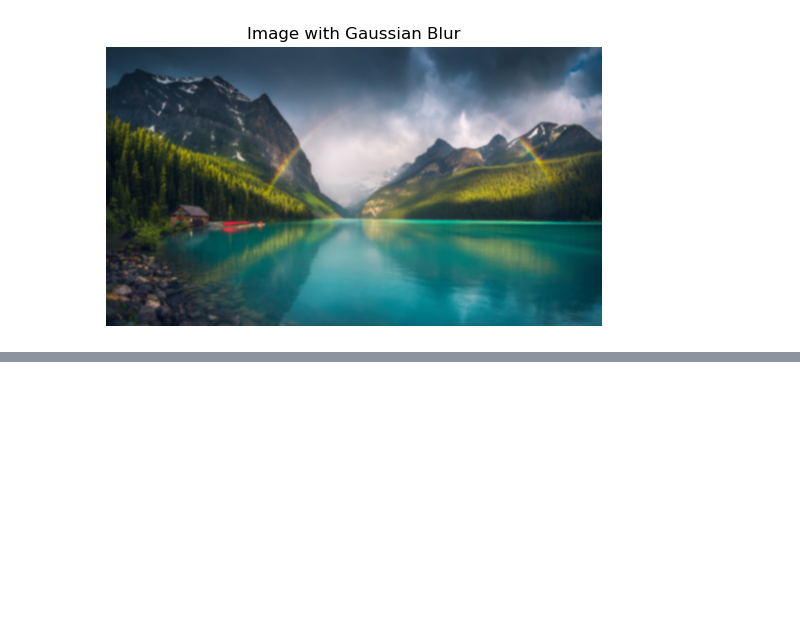
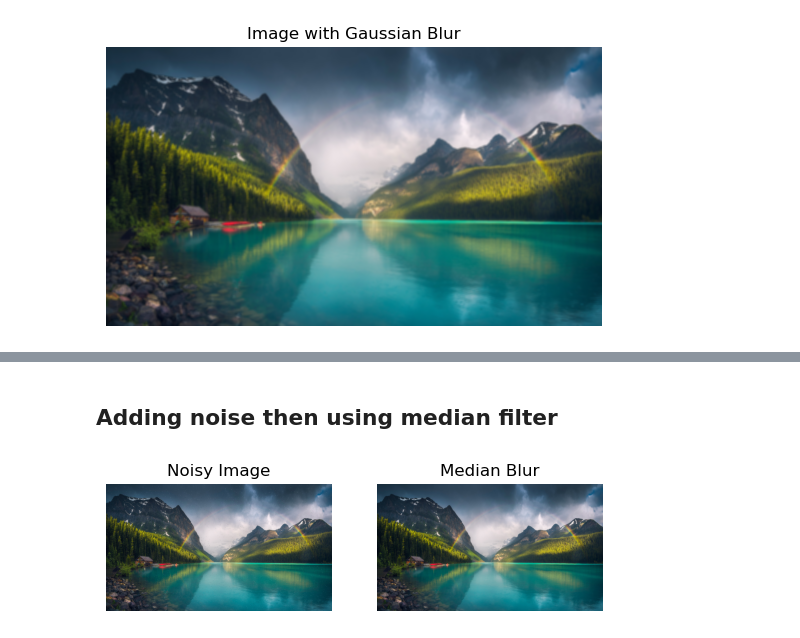
Before and after one commit to Arian2077/Computer_Graphic, a Jupyter notebook: session 2/Untitled.ipynb, the cells around one changed output, grey strips where cells are left out. Drawn from its saved outputs; the diff is of its cells as text; code cells hidden in the pictures; blank space fills up the shorter version.

```diff
--- a/session 2/Untitled.ipynb
+++ b/session 2/Untitled.ipynb
@@ -27,0 +71,34 @@ plt.show()
+# %% [markdown]
+## Adding noise then using median filter
+# %%
+import numpy as np
+import cv2
+import matplotlib.pyplot as plt
+
+# Assuming 'image' is already defined and is a valid image
+noisy = image.copy()
+rows, cols, _ = noisy.shape
+
+# Add noise
+for i in range(5000):
+    x = np.random.randint(0, rows)  # Row index
+    y = np.random.randint(0, cols)   # Column index
+    noisy[x, y] = [255, 255, 255] if i % 2 == 0 else [0, 0, 0]
+
+# Using median blur
+median = cv2.medianBlur(noisy, 5)
+
+# Using subplot
+plt.subplot(1, 2, 1)  # 1 row / 2 columns / 1 place
+plt.imshow(cv2.cvtColor(noisy, cv2.COLOR_BGR2RGB))
+plt.title("Noisy Image")
+plt.axis('off')
+
+plt.subplot(1, 2, 2)  # 1 row / 2 columns / 2 place
+plt.imshow(cv2.cvtColor(median, cv2.COLOR_BGR2RGB))
+plt.title("Median Blur")
+plt.axis('off')
+
+plt.show()
+# %% [output]
+[figure, added]
```
Also changed, not shown: parts of 5 cells of this notebook.
